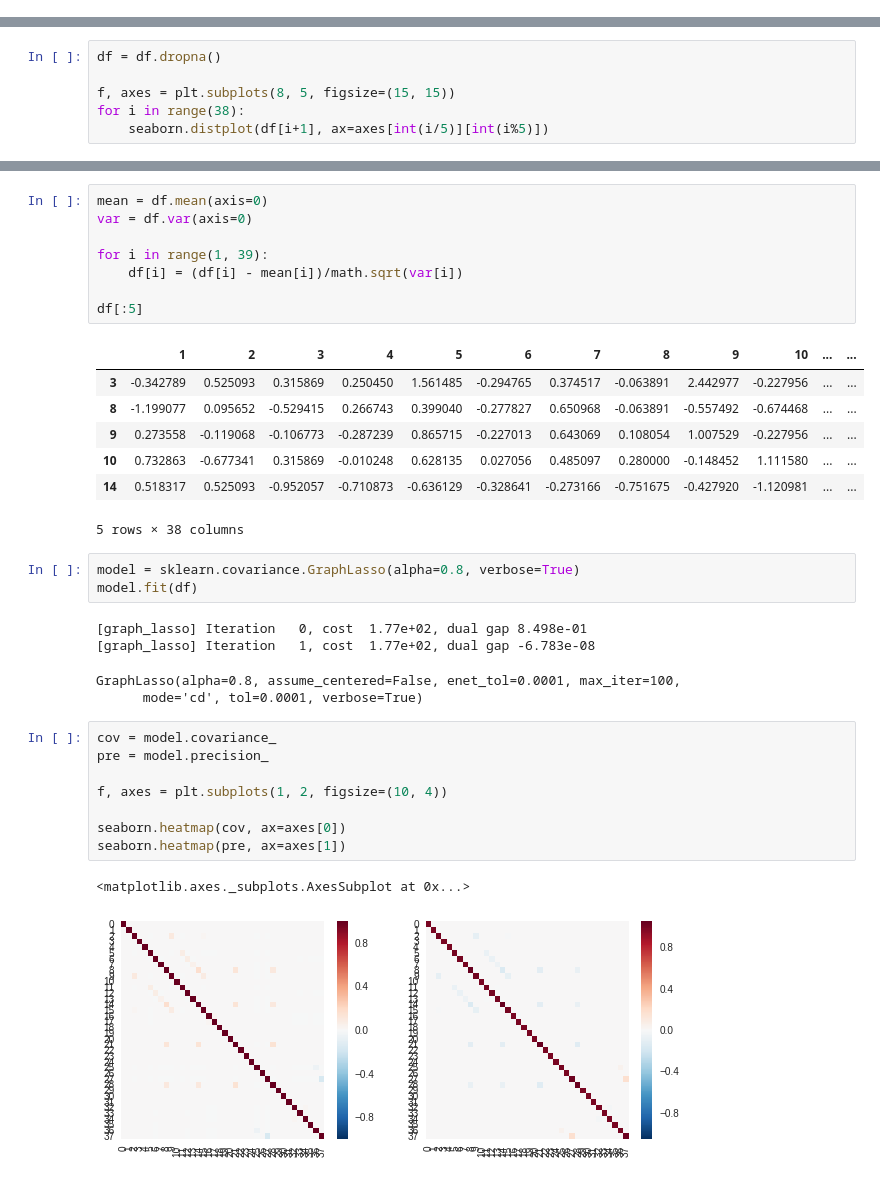
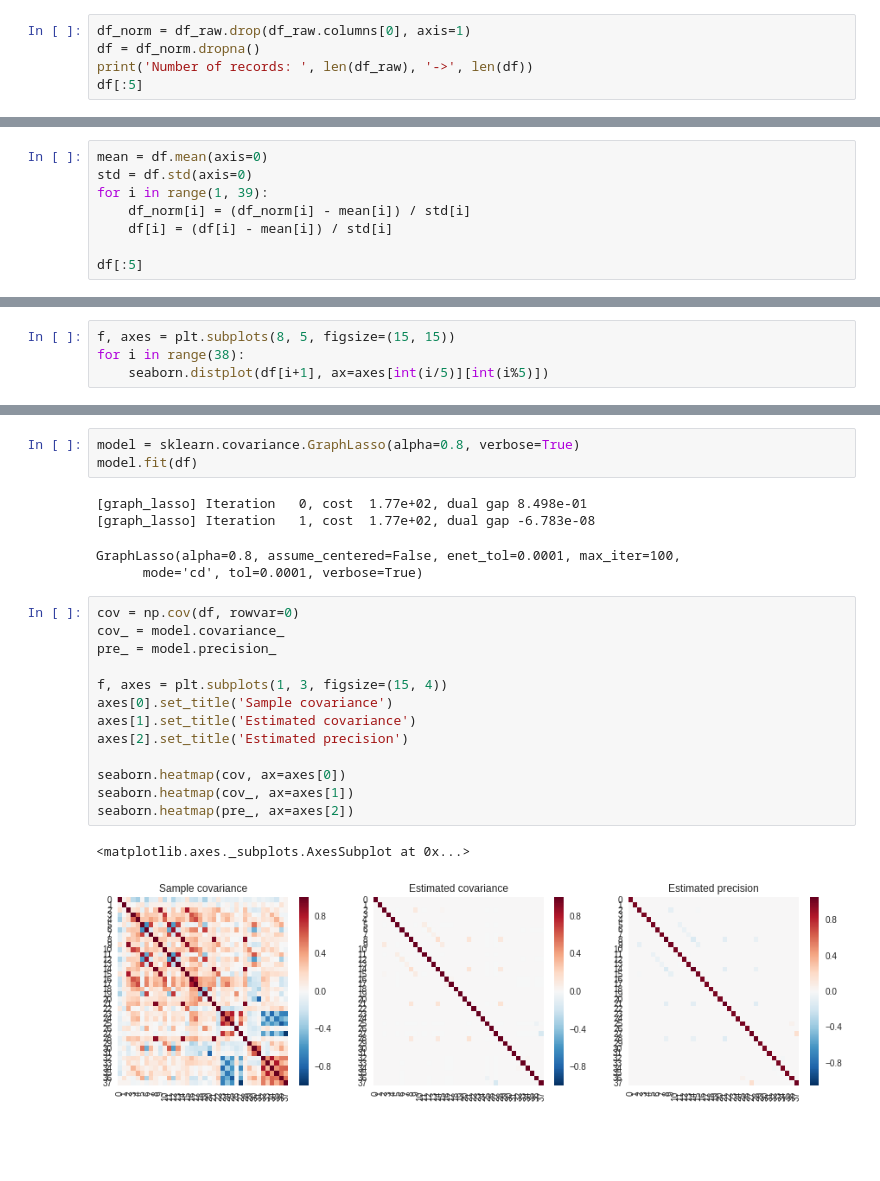
Before and after one commit to ytakashina/notebooks, a Jupyter notebook: glasso/glasso-anomaly.ipynb, the cells around one changed output, grey strips where cells are left out. Saved outputs shown, nothing was run; the diff lists cells and outputs as text; blank space fills up the shorter version.

```diff
--- a/glasso/glasso-anomaly.ipynb
+++ b/glasso/glasso-anomaly.ipynb
@@ -21,0 +22,5 @@ df[:5]
+# %%
+df_norm = df_raw.drop(df_raw.columns[0], axis=1)
+df = df_norm.dropna()
+print('Number of records: ', len(df_raw), '->', len(df))
+df[:5]
@@ -21,0 +36,8 @@ df[:5]
+# %%
+mean = df.mean(axis=0)
+std = df.std(axis=0)
+for i in range(1, 39):
+    df_norm[i] = (df_norm[i] - mean[i]) / std[i]
+    df[i] = (df[i] - mean[i]) / std[i]
+
+df[:5]
@@ -27,6 +63,4 @@ plt.plot(df[4])
 # %%
-df = df.dropna()
-
 f, axes = plt.subplots(8, 5, figsize=(15, 15))
 for i in range(38):
     seaborn.distplot(df[i+1], ax=axes[int(i/5)][int(i%5)])
@@ -44,19 +69,3 @@ To change this limit, set the config variable
-# %%
-mean = df.mean(axis=0)
-var = df.var(axis=0)
-
-for i in range(1, 39):
-    df[i] = (df[i] - mean[i])/math.sqrt(var[i])
-
-df[:5]
-# %% [output]
-|  | 1 | 2 | 3 | 4 | 5 | 6 | 7 | 8 | 9 | 10 | ... | ... |
-| 3 | -0.342789 | 0.525093 | 0.315869 | 0.250450 | 1.561485 | -0.294765 | 0.374517 | -0.063891 | 2.442977 | -0.227956 | ... | ... |
-| 8 | -1.199077 | 0.095652 | -0.529415 | 0.266743 | 0.399040 | -0.277827 | 0.650968 | -0.063891 | -0.557492 | -0.674468 | ... | ... |
-| 9 | 0.273558 | -0.119068 | -0.106773 | -0.287239 | 0.865715 | -0.227013 | 0.643069 | 0.108054 | 1.007529 | -0.227956 | ... | ... |
-| 10 | 0.732863 | -0.677341 | 0.315869 | -0.010248 | 0.628135 | 0.027056 | 0.485097 | 0.280000 | -0.148452 | 1.111580 | ... | ... |
-| 14 | 0.518317 | 0.525093 | -0.952057 | -0.710873 | -0.636129 | -0.328641 | -0.273166 | -0.751675 | -0.427920 | -1.120981 | ... | ... |
-5 rows × 38 columns
 # %%
 model = sklearn.covariance.GraphLasso(alpha=0.8, verbose=True)
 model.fit(df)
@@ -66,13 +75,18 @@ model.fit(df)
 GraphLasso(alpha=0.8, assume_centered=False, enet_tol=0.0001, max_iter=100,
       mode='cd', tol=0.0001, verbose=True)
 # %%
-cov = model.covariance_
-pre = model.precision_
+cov = np.cov(df, rowvar=0)
+cov_ = model.covariance_
+pre_ = model.precision_
 
-f, axes = plt.subplots(1, 2, figsize=(10, 4))
+f, axes = plt.subplots(1, 3, figsize=(15, 4))
+axes[0].set_title('Sample covariance')
+axes[1].set_title('Estimated covariance')
+axes[2].set_title('Estimated precision')
 
 seaborn.heatmap(cov, ax=axes[0])
-seaborn.heatmap(pre, ax=axes[1])
+seaborn.heatmap(cov_, ax=axes[1])
+seaborn.heatmap(pre_, ax=axes[2])
 # %% [output]
 <matplotlib.axes._subplots.AxesSubplot at 0x...>
-[figure, old version]
+[figure, new version]
```
Also changed, not shown: parts of 21 cells of this notebook.
